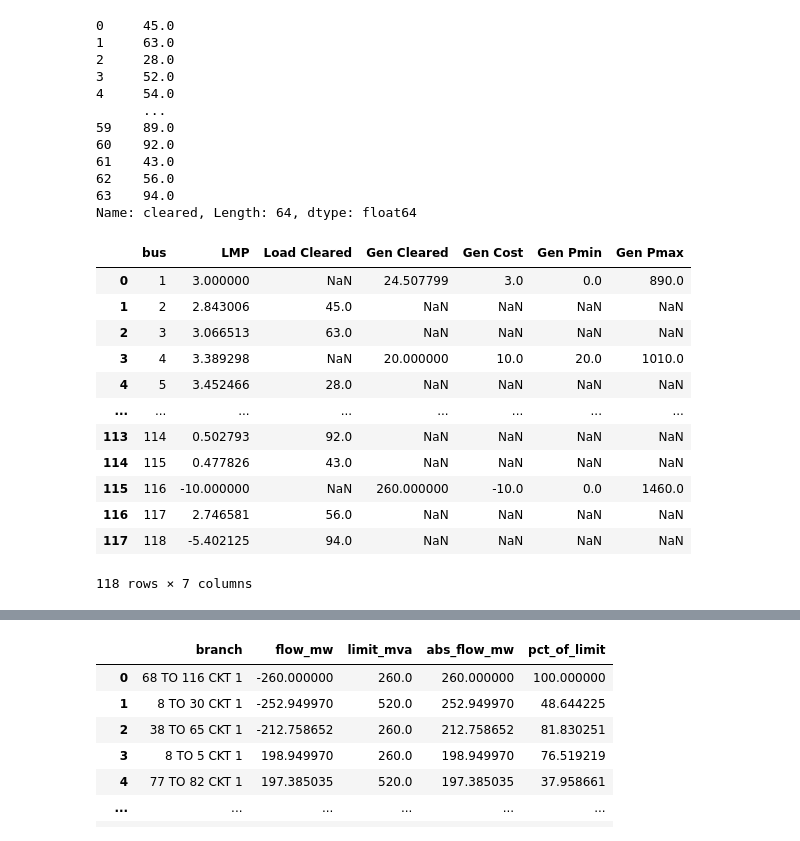
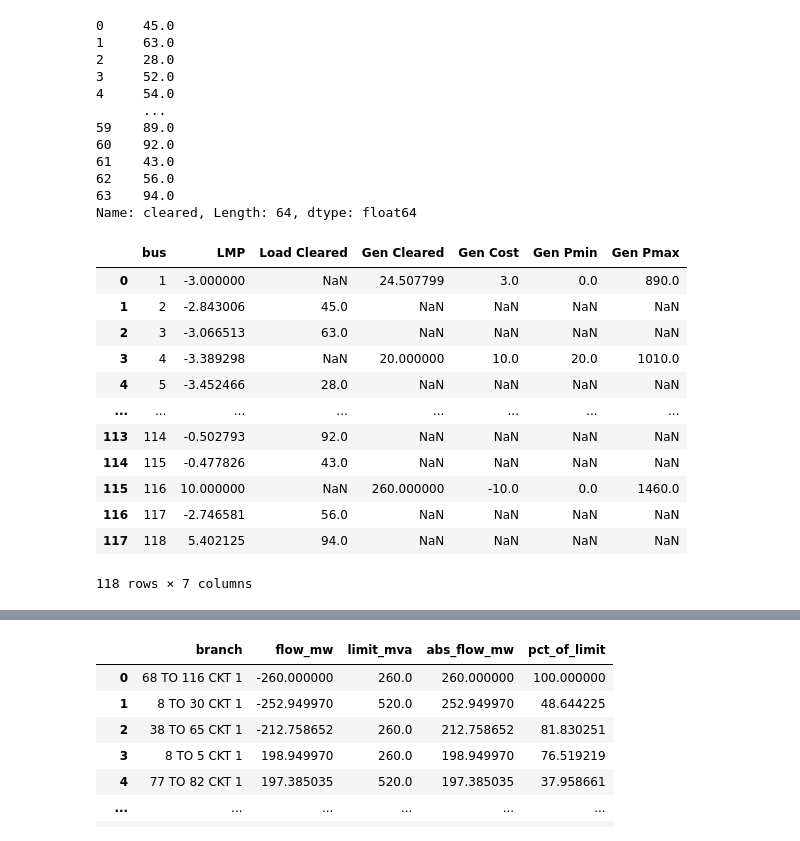
Before and after one commit to co370w26-group-smbt/power-grid-clearing, a Jupyter notebook: da-clearance-lp/da_clearance_formulation-118bus.ipynb, the cells around one changed output, grey strips where cells are left out. Cells and saved outputs as stored; diff of their text form; code cells hidden in the pictures.

```diff
--- a/da-clearance-lp/da_clearance_formulation-118bus.ipynb
+++ b/da-clearance-lp/da_clearance_formulation-118bus.ipynb
@@ -288,41 +294,41 @@ Name: cleared, Length: 64, dtype: float64
 # %%
 lambda_energy = power_balance_cons.Pi[0]
 mu_base_max = base_case_cons_max.Pi
 mu_base_min = base_case_cons_min.Pi
 mu_cont_max = contingency_cons_max.Pi
 mu_cont_min = contingency_cons_min.Pi
 ptdf_bus = ptdf_df.iloc[:, 5:].to_numpy()   # rows = buses, cols = lines
 lmp_base = lambda_energy + ptdf_bus @ (mu_base_max + mu_base_min)
 sf_bus_cont = sf_contingencies_df.iloc[:, 5:].to_numpy()   # rows = buses, cols = monitored-line/contingency pairs
-lmp_sc = (lmp_base + sf_bus_cont @ (mu_cont_max + mu_cont_min)) * -1
+lmp_sc = (lmp_base + sf_bus_cont @ (mu_cont_max + mu_cont_min))
 
 lmp_df = pd.DataFrame({
     "bus": buses_df["Number"],
     "LMP": lmp_sc,
 }).merge(
     load_results.groupby("bus")["cleared"].sum().reset_index().rename(columns={"cleared": "Load Cleared"}), on="bus", how="left"
     ).merge(
         gen_results, on="bus", how="left"
         ).drop(
             columns=["generator"]
             ).rename(
                 columns={"cleared": "Gen Cleared",
                          "cost": "Gen Cost",
                          "Pmin": "Gen Pmin",
                          "Pmax": "Gen Pmax"}
                 )
 lmp_df
 # %% [output]
 |  | bus | LMP | Load Cleared | Gen Cleared | Gen Cost | Gen Pmin | Gen Pmax |
-| 0 | 1 | 3.000000 | NaN | 24.507799 | 3.0 | 0.0 | 890.0 |
-| 1 | 2 | 2.843006 | 45.0 | NaN | NaN | NaN | NaN |
-| 2 | 3 | 3.066513 | 63.0 | NaN | NaN | NaN | NaN |
-| 3 | 4 | 3.389298 | NaN | 20.000000 | 10.0 | 20.0 | 1010.0 |
-| 4 | 5 | 3.452466 | 28.0 | NaN | NaN | NaN | NaN |
+| 0 | 1 | -3.000000 | NaN | 24.507799 | 3.0 | 0.0 | 890.0 |
+| 1 | 2 | -2.843006 | 45.0 | NaN | NaN | NaN | NaN |
+| 2 | 3 | -3.066513 | 63.0 | NaN | NaN | NaN | NaN |
+| 3 | 4 | -3.389298 | NaN | 20.000000 | 10.0 | 20.0 | 1010.0 |
+| 4 | 5 | -3.452466 | 28.0 | NaN | NaN | NaN | NaN |
 | ... | ... | ... | ... | ... | ... | ... | ... |
-| 113 | 114 | 0.502793 | 92.0 | NaN | NaN | NaN | NaN |
-| 114 | 115 | 0.477826 | 43.0 | NaN | NaN | NaN | NaN |
-| 115 | 116 | -10.000000 | NaN | 260.000000 | -10.0 | 0.0 | 1460.0 |
-| 116 | 117 | 2.746581 | 56.0 | NaN | NaN | NaN | NaN |
-| 117 | 118 | -5.402125 | 94.0 | NaN | NaN | NaN | NaN |
+| 113 | 114 | -0.502793 | 92.0 | NaN | NaN | NaN | NaN |
+| 114 | 115 | -0.477826 | 43.0 | NaN | NaN | NaN | NaN |
+| 115 | 116 | 10.000000 | NaN | 260.000000 | -10.0 | 0.0 | 1460.0 |
+| 116 | 117 | -2.746581 | 56.0 | NaN | NaN | NaN | NaN |
+| 117 | 118 | 5.402125 | 94.0 | NaN | NaN | NaN | NaN |
 118 rows × 7 columns
```
Also changed, not shown: parts of 4 cells of this notebook, 8 other files.
